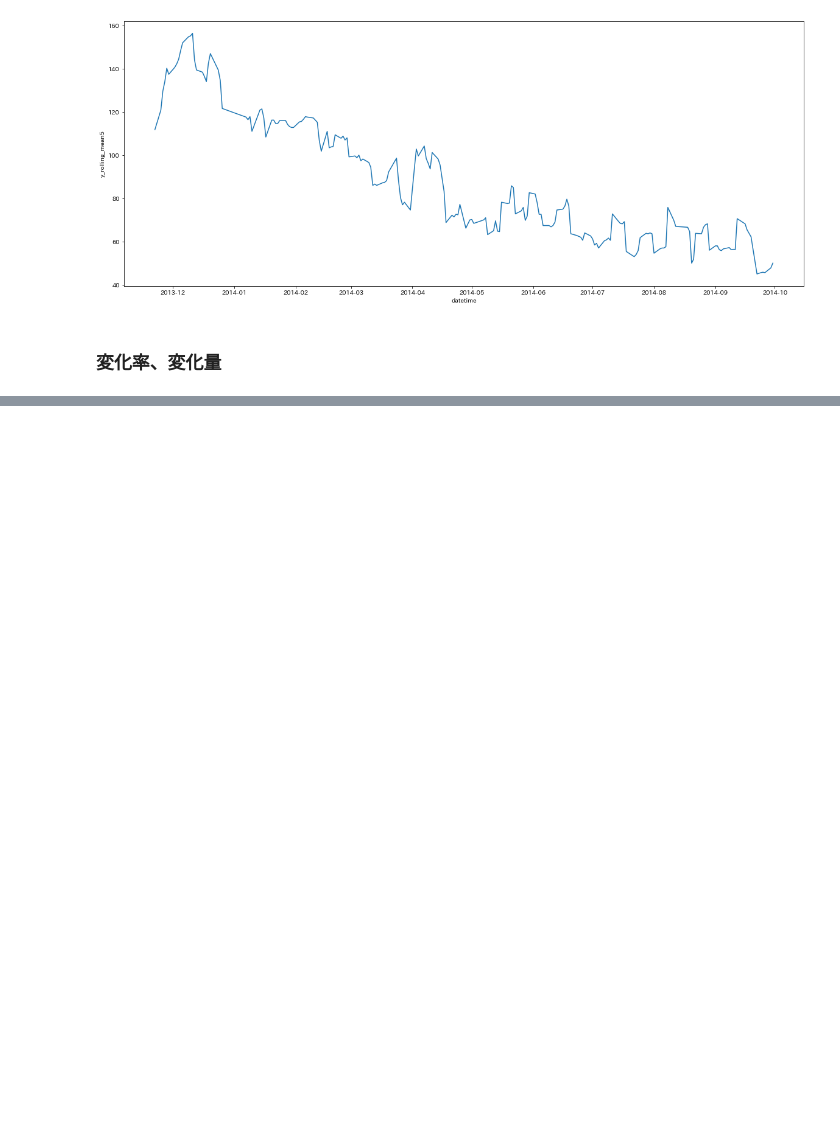
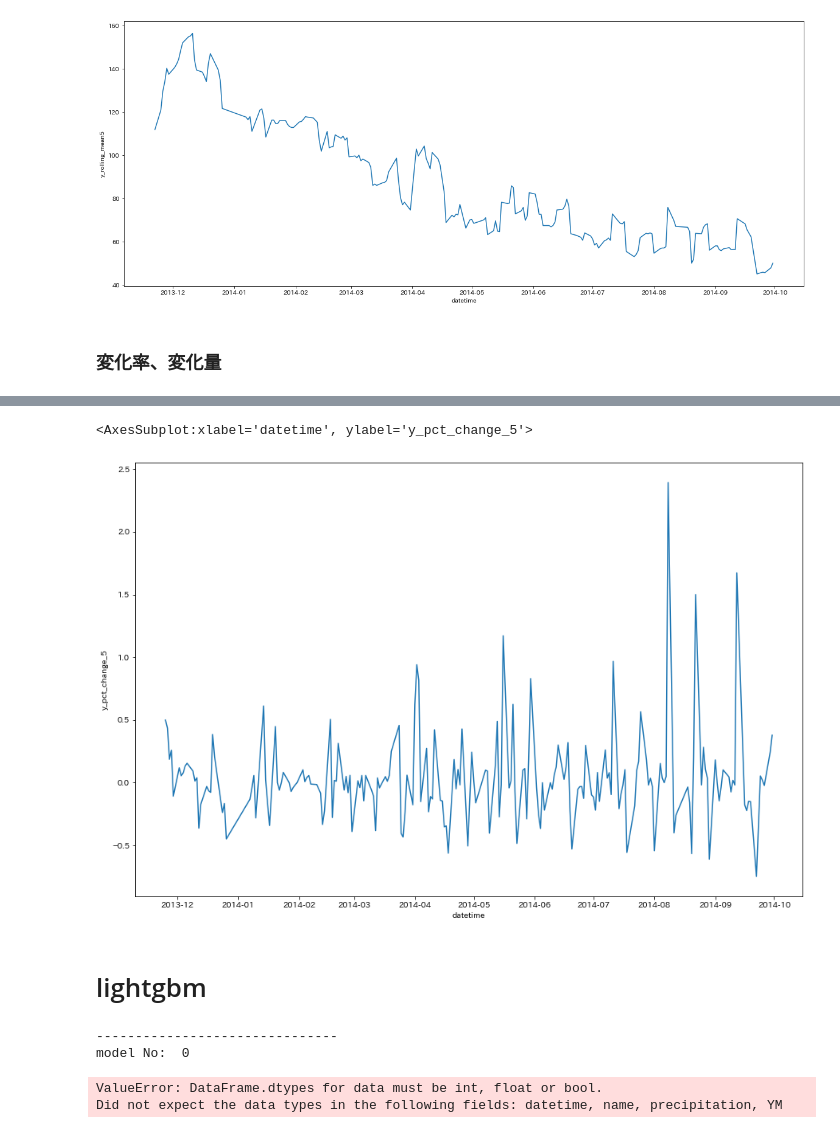
Before and after one commit to chanzone-khm/signate_practice_lunchbox, a Jupyter notebook: work/211005_initial.ipynb, the cells around one changed output, grey strips where cells are left out. Saved outputs shown, nothing was run; the diff lists cells and outputs as text; code cells hidden in the pictures; blank space fills up the shorter version.

```diff
--- a/work/211005_initial.ipynb
+++ b/work/211005_initial.ipynb
@@ -232,6 +260,0 @@ See the caveats in the documentation: https://pandas.pydata.org/pandas-docs/stab
-# %%
-y_diff_n = 5
-for i in range(1, y_diff_n + 1):
-    df_train['y_diff_'+str(i)] = df_train['y'].diff(i)
-
-df_train
@@ -256,0 +263,6 @@ See the caveats in the documentation: https://pandas.pydata.org/pandas-docs/stab
+# %%
+y_pct_change_N = 5
+
+for i in range(1, y_pct_change_N + 1):
+    df_train['y_pct_change_' + str(i)] = df_train['y'].pct_change(i)
+df_train
@@ -256,0 +288,8 @@ See the caveats in the documentation: https://pandas.pydata.org/pandas-docs/stab
+# %%
+plt.figure(figsize = (15,10))
+sns.lineplot(x = 'datetime', y = 'y_pct_change_5', data = df_train)
+# %% [output]
+<AxesSubplot:xlabel='datetime', ylabel='y_pct_change_5'>
+[figure, added]
+# %% [markdown]
+# lightgbm
@@ -256,0 +299,56 @@ See the caveats in the documentation: https://pandas.pydata.org/pandas-docs/stab
+# %%
+folds = TimeSeriesSplit(n_splits = 5)
+
+params = {
+    'boosting_type' : 'gbdt',
+    'objective' : 'regression',
+    'metric' : 'rmse',
+    'max_depth' : 9,
+        }
+
+
+train_score = []
+valid_score = []
+models = []
+
+
+for i, (train_index, valid_index) in enumerate(folds.split(df_train)):
+
+    X_train, X_valid = df_X.iloc[train_index], df_X.iloc[valid_index]
+    y_train, y_valid = df_y[train_index], df_y[valid_index]
+
+    train_data = gbm.Dataset(X_train, y_train)
+    valid_data = gbm.Dataset(X_valid, y_valid, reference = train_data)
+
+    print('-------------------------------')
+    print('model No: ', i)
+
+    model = gbm.train(params,
+                    train_data,
+                    valid_sets = [train_data,valid_data],
+                    num_boost_round = 10000,
+                    early_stopping_rounds = 10,
+                    verbose_eval = 50
+                    )
+
+    # モデル評価
+    # trainのモデル評価
+    train_pred = model.predict(X_train)# arrayで返ってくる。値は確率
+    train_pred_vs_data_df = pd.concat([y_train, pd.Series(train_pred,index = train_index)],
+                                      axis = 1)# 真値と予測値のｄｆ作成
+    train_pred_vs_data_df.columns = ['true','pred']
+
+    # validのモデル評価
+    valid_pred = model.predict(X_valid)
+    valid_pred_vs_data_df = pd.concat([y_valid, pd.Series(valid_pred, index = valid_index)],axis = 1)
+    valid_pred_vs_data_df.columns = ['true','pred']
+
+    train_score.append(np.sqrt(mean_squared_error(train_pred_vs_data_df['true'],train_pred_vs_data_df['pred'])))
+    valid_score.append(np.sqrt(mean_squared_error(valid_pred_vs_data_df['true'],valid_pred_vs_data_df['pred'])))
+
+    models.append(model)
+# %% [output]
+-------------------------------
+model No:  0
+ValueError: DataFrame.dtypes for data must be int, float or bool.
+Did not expect the data types in the following fields: datetime, name, precipitation, YM
```
Also changed, not shown: parts of 13 cells of this notebook.
